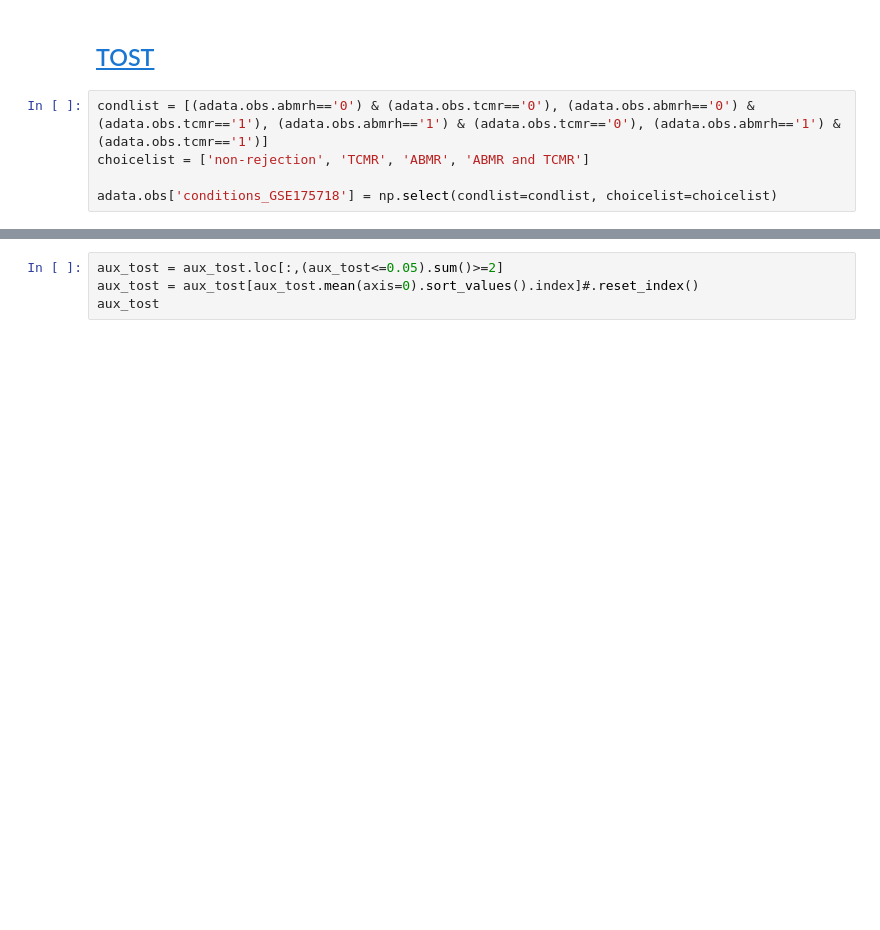
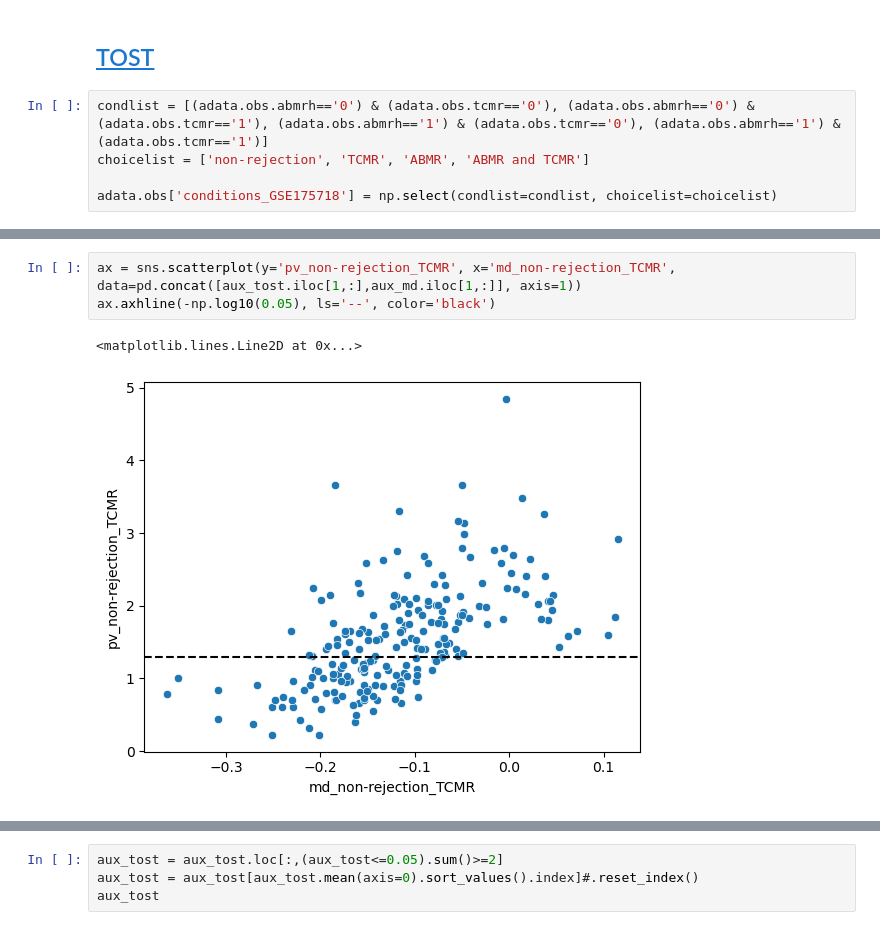
Before and after one commit to guilhermetabordaribas/housekeepingMinerPy, a Jupyter notebook: testing_pkg_hkgMiner.ipynb, the cells around one changed output, grey strips where cells are left out. Saved outputs shown, nothing was run; the diff lists cells and outputs as text; blank space fills up the shorter version.

```diff
--- a/testing_pkg_hkgMiner.ipynb
+++ b/testing_pkg_hkgMiner.ipynb
@@ -699,0 +727,6 @@ aux_tost.iloc[:,:]
+# %%
+ax = sns.scatterplot(y='pv_non-rejection_TCMR', x='md_non-rejection_TCMR', data=pd.concat([aux_tost.iloc[1,:],aux_md.iloc[1,:]], axis=1))
+ax.axhline(-np.log10(0.05), ls='--', color='black')
+# %% [output]
+<matplotlib.lines.Line2D at 0x...>
+[figure, added]
```
Also changed, not shown: parts of 18 cells of this notebook, 1 other file.
